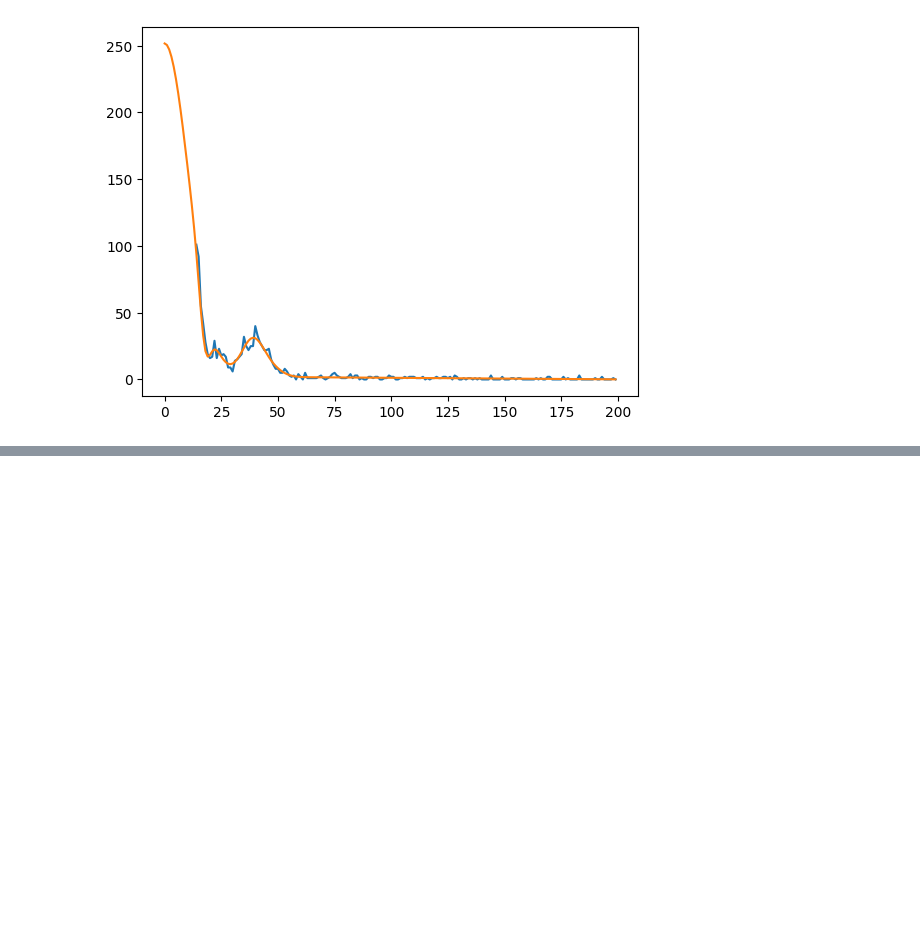
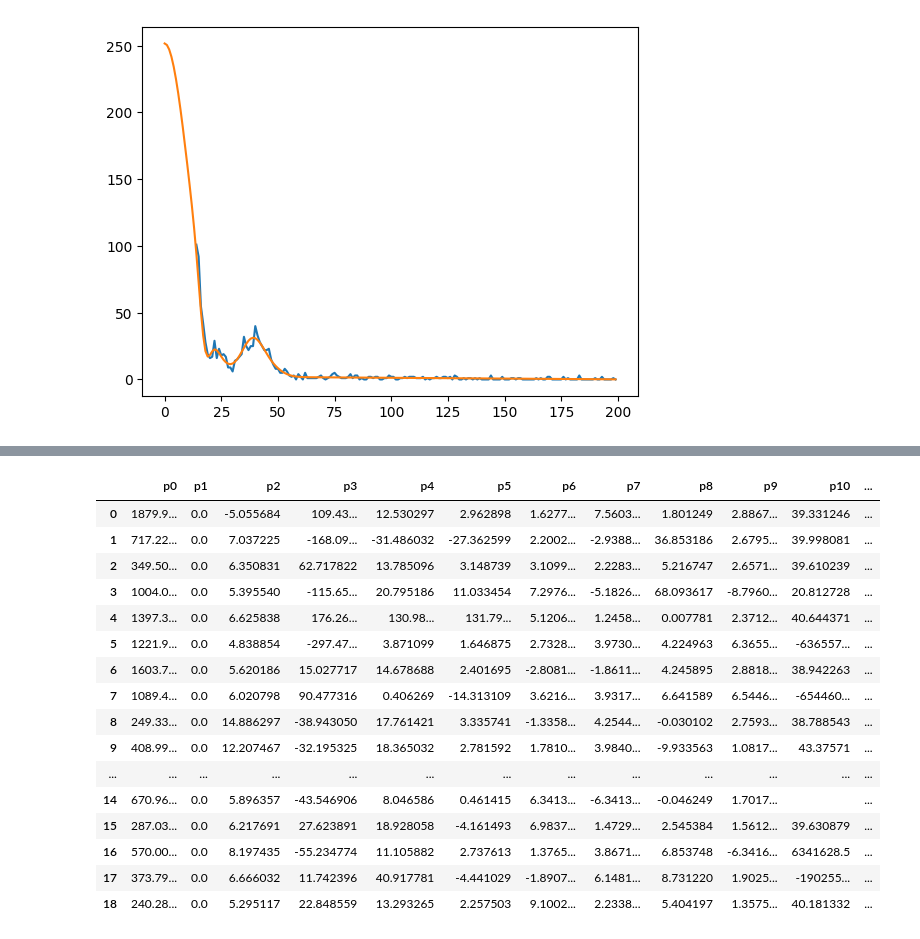
Before and after one commit to arlee-shelby/calibration, a Jupyter notebook: Sncalibration_analysis.ipynb, the cells around one changed output, grey strips where cells are left out. Cells and saved outputs as stored; diff of their text form; code cells hidden in the pictures; blank space fills up the shorter version.

```diff
--- a/Sncalibration_analysis.ipynb
+++ b/Sncalibration_analysis.ipynb
@@ -159,0 +173,20 @@ plt.show()
+# %%
+df1 = {}
+for i in range(len(names)):
+    df1[names[i]] = {}
+    for j in range(len(data)):
+        par_list = np.float64(data['ecap'][j].replace('[','').replace(']','').split()).tolist()
+        if len(par_list) != len(names):
+            par_list.extend(['']*(len(names)-len(par_list)))
+        df1[names[i]][j] = par_list[i]
+ecap_data = pd.DataFrame(df1)
+
+df2 = {}
+for i in range(len(names_xray)):
+    df2[names_xray[i]] = {}
+    for j in range(len(data)):
+        par_list = np.float64(data['xray'][j].replace('[','').replace(']','').split()).tolist()
+        if len(par_list) != len(names_xray):
+            par_list.extend(['']*(len(names_xray)-len(par_list)))
+        df2[names_xray[i]][j] = par_list[i]
+xray_data = pd.DataFrame(df2)
@@ -159,0 +213,20 @@ plt.show()
+# %%
+xray_data
+# %% [output]
+|  | p0 | p1 | p2 | p3 | p4 | p5 | p6 | p7 | p8 | p9 | p10 | ... |
+| 0 | 1879.9... | 0.0 | -5.055684 | 109.43... | 12.530297 | 2.962898 | 1.6277... | 7.5603... | 1.801249 | 2.8867... | 39.331246 | ... |
+| 1 | 717.22... | 0.0 | 7.037225 | -168.09... | -31.486032 | -27.362599 | 2.2002... | -2.9388... | 36.853186 | 2.6795... | 39.998081 | ... |
+| 2 | 349.50... | 0.0 | 6.350831 | 62.717822 | 13.785096 | 3.148739 | 3.1099... | 2.2283... | 5.216747 | 2.6571... | 39.610239 | ... |
+| 3 | 1004.0... | 0.0 | 5.395540 | -115.65... | 20.795186 | 11.033454 | 7.2976... | -5.1826... | 68.093617 | -8.7960... | 20.812728 | ... |
+| 4 | 1397.3... | 0.0 | 6.625838 | 176.26... | 130.98... | 131.79... | 5.1206... | 1.2458... | 0.007781 | 2.3712... | 40.644371 | ... |
+| 5 | 1221.9... | 0.0 | 4.838854 | -297.47... | 3.871099 | 1.646875 | 2.7328... | 3.9730... | 4.224963 | 6.3655... | -636557... | ... |
+| 6 | 1603.7... | 0.0 | 5.620186 | 15.027717 | 14.678688 | 2.401695 | -2.8081... | -1.8611... | 4.245895 | 2.8818... | 38.942263 | ... |
+| 7 | 1089.4... | 0.0 | 6.020798 | 90.477316 | 0.406269 | -14.313109 | 3.6216... | 3.9317... | 6.641589 | 6.5446... | -654460... | ... |
+| 8 | 249.33... | 0.0 | 14.886297 | -38.943050 | 17.761421 | 3.335741 | -1.3358... | 4.2544... | -0.030102 | 2.7593... | 38.788543 | ... |
+| 9 | 408.99... | 0.0 | 12.207467 | -32.195325 | 18.365032 | 2.781592 | 1.7810... | 3.9840... | -9.933563 | 1.0817... | 43.37571 | ... |
+| ... | ... | ... | ... | ... | ... | ... | ... | ... | ... | ... | ... | ... |
+| 14 | 670.96... | 0.0 | 5.896357 | -43.546906 | 8.046586 | 0.461415 | 6.3413... | -6.3413... | -0.046249 | 1.7017... |  | ... |
+| 15 | 287.03... | 0.0 | 6.217691 | 27.623891 | 18.928058 | -4.161493 | 6.9837... | 1.4729... | 2.545384 | 1.5612... | 39.630879 | ... |
+| 16 | 570.00... | 0.0 | 8.197435 | -55.234774 | 11.105882 | 2.737613 | 1.3765... | 3.8671... | 6.853748 | -6.3416... | 6341628.5 | ... |
+| 17 | 373.79... | 0.0 | 6.666032 | 11.742396 | 40.917781 | -4.441029 | -1.8907... | 6.1481... | 8.731220 | 1.9025... | -190255... | ... |
+| 18 | 240.28... | 0.0 | 5.295117 | 22.848559 | 13.293265 | 2.257503 | 9.1002... | 2.2338... | 5.404197 | 1.3575... | 40.181332 | ... |
```
Also changed, not shown: parts of 16 cells of this notebook.
